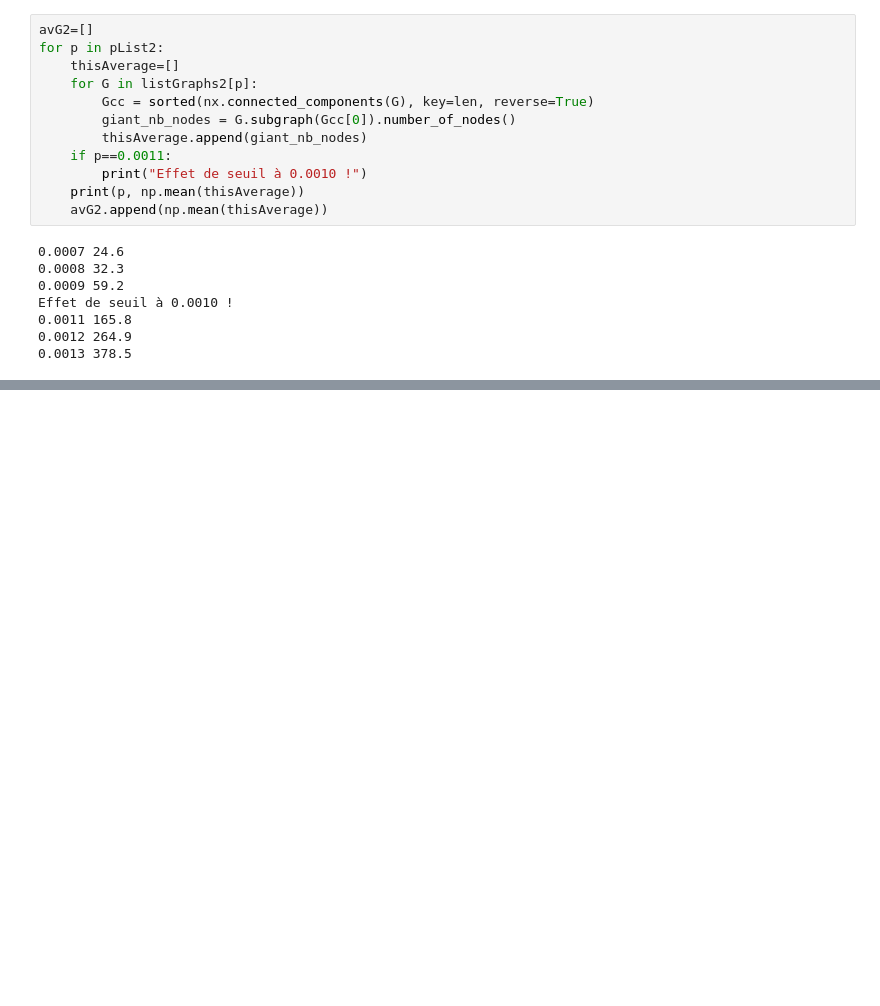
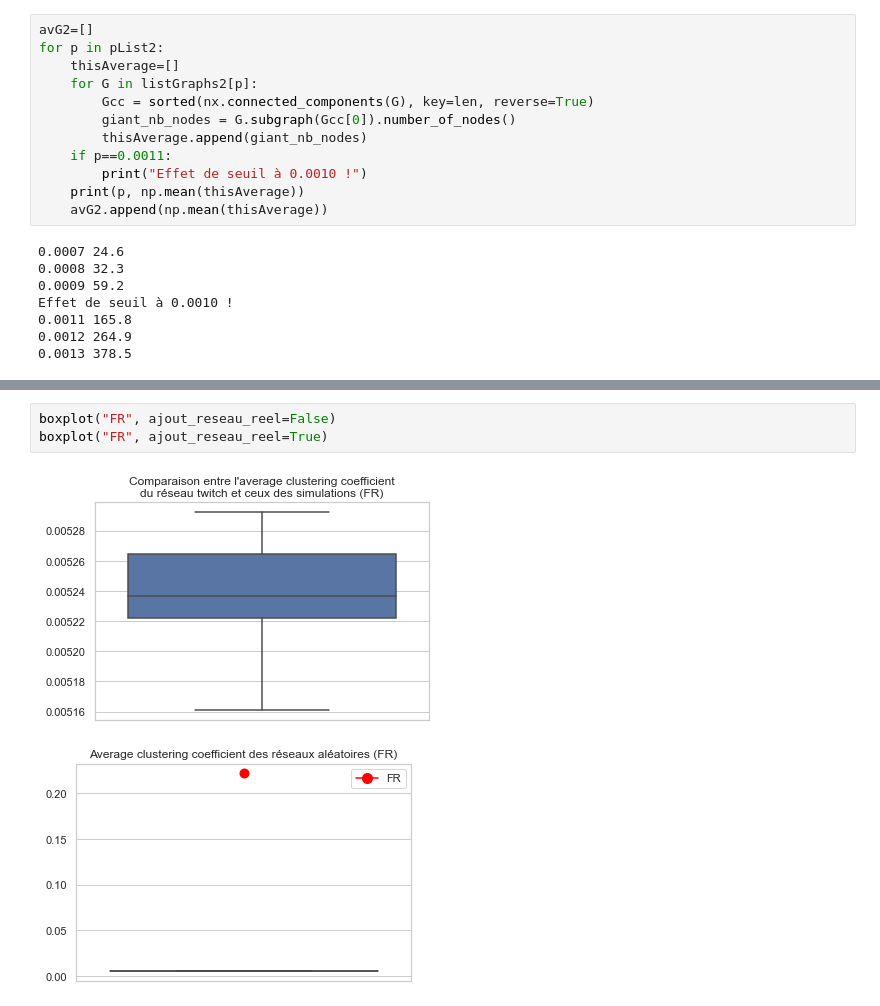
Before and after one commit to ARKEnsae/DM_Analyse_Reseaux, a Jupyter notebook: CC5/Exos_10Mar2021/ex_maison/ex_maison_KA.ipynb, the cells around one changed output, grey strips where cells are left out. Cells and saved outputs as stored; diff of their text form; blank space fills up the shorter version.

```diff
--- a/CC5/Exos_10Mar2021/ex_maison/ex_maison_KA.ipynb
+++ b/CC5/Exos_10Mar2021/ex_maison/ex_maison_KA.ipynb
@@ -210,0 +404,6 @@ Effet de seuil à 0.0010 !
+# %%
+boxplot("FR", ajout_reseau_reel=False)
+boxplot("FR", ajout_reseau_reel=True)
+# %% [output]
+[figure, added]
+[figure, added]
```
Also changed, not shown: parts of 49 cells of this notebook, 1 other file.
